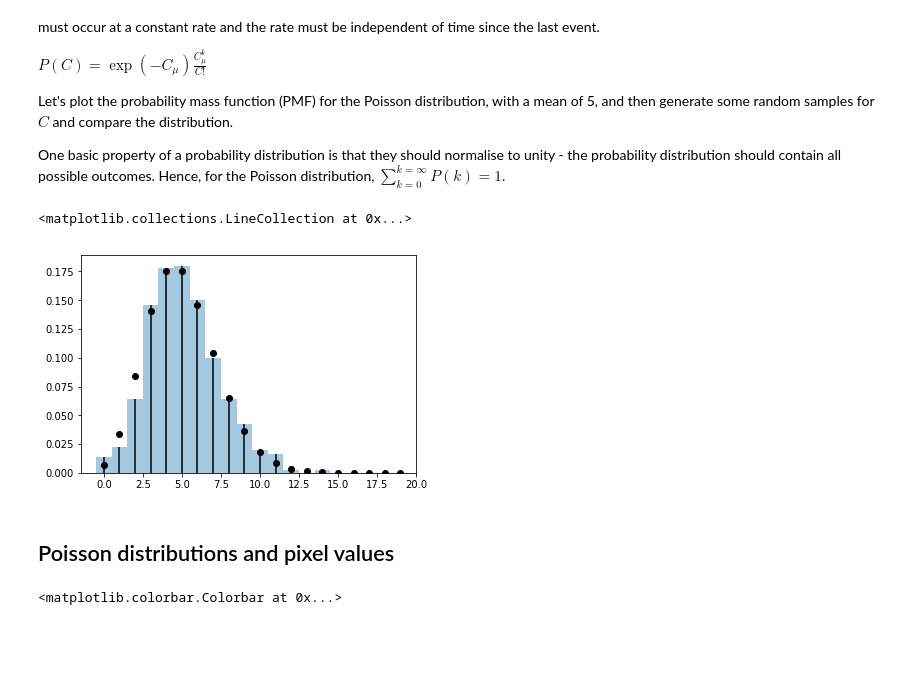
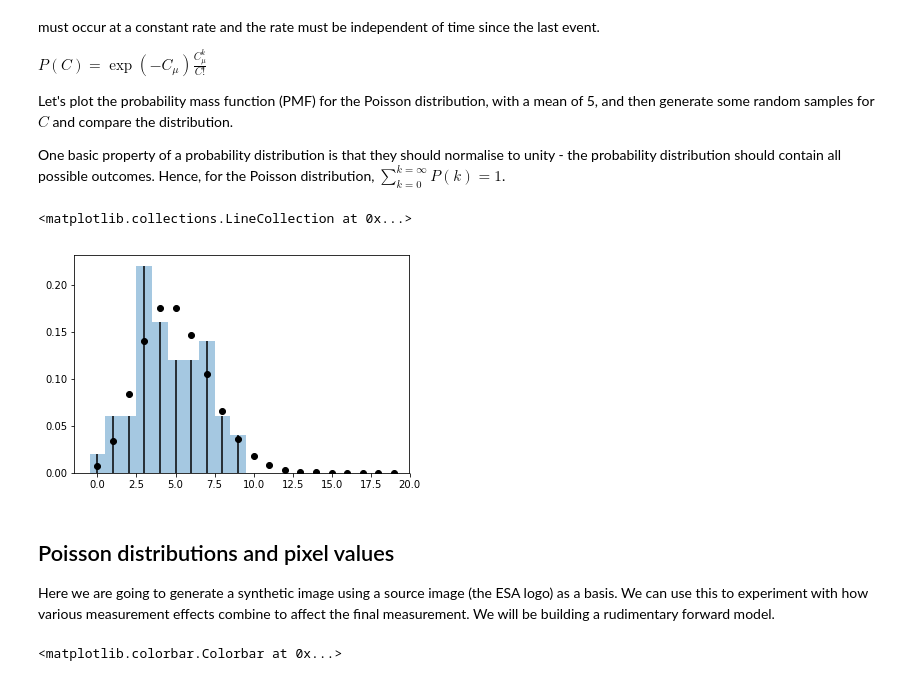
Before and after one commit to apwalsh/EDAS2018_Arridge, a Jupyter notebook: Arridge-Part1-A.ipynb, the cells around one changed output. Saved outputs shown, nothing was run; the diff lists cells and outputs as text; code cells hidden in the pictures; blank space fills up the shorter version.

```diff
--- a/Arridge-Part1-A.ipynb
+++ b/Arridge-Part1-A.ipynb
@@ -27,30 +28,32 @@ Let's plot the probability mass function (PMF) for the Poisson distribution, wit
 
 One basic property of a probability distribution is that they should normalise to unity - the probability distribution should contain all possible outcomes. Hence, for the Poisson distribution, $\sum_{k=0}^{k=\infty} P(k)=1$.
 # %%
+# This is the mean of the distribution
 C_mu = 5
 
 # Generate some random samples.
-C_i = stats.poisson.rvs(C_mu, size=500)
+C_i = stats.poisson.rvs(C_mu, size=50)
 
 # Draw histogram using Seaborn.
 sb.distplot(C_i, bins=np.arange(0,20,1)-0.5, kde=False, norm_hist=True)
 
 # Overplot exact PMF.
 C = np.arange(0,20,1)
 y = stats.poisson.pmf(C,5)
 plt.plot(C,y,'ok')
 
 # Let's also do the histogram ourselves - because we can. Use NumPy's histogram function and do the normalisation ourselves.
 h = np.histogram(C_i, bins=np.arange(0,20,1)-0.5) # h[0] contains the number of samples in each bin, [1] contains the bin edges
 h0 = np.array(h[0])
 h0 = h0/np.sum(h0)
 C_bin_centre = (h[1][:-1] + h[1][1:])/2.0
 plt.vlines(C_bin_centre, [0], h0)
 # %% [output]
 <matplotlib.collections.LineCollection at 0x...>
-[figure, old version]
+[figure, new version]
-# %% [markdown]
-## Poisson distributions and pixel values
+# %% [markdown]
+## Poisson distributions and pixel values
+Here we are going to generate a synthetic image using a source image (the ESA logo) as a basis. We can use this to experiment with how various measurement effects combine to affect the final measurement. We will be building a rudimentary forward model.
 # %%
 # Load an image, only keep one of the channels since we just want a count rate, and vertically invert it.
 # The shape will become our mean count rate, at the moment the image data is either 0 or 1, so we will scale to
```
Also changed, not shown: parts of 7 cells of this notebook, 2 other files.
